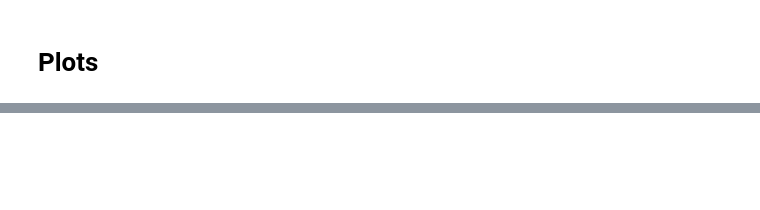
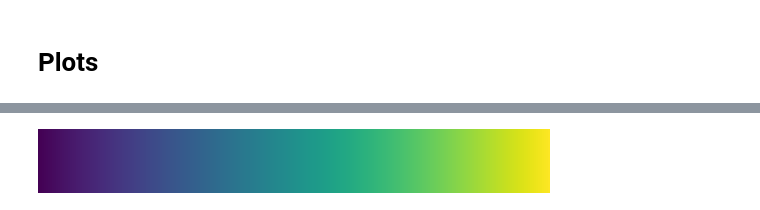
Before and after one commit to jpijar/BWH_MGH, a Jupyter notebook: Essential_Tremor.ipynb, the cells around one changed output, grey strips where cells are left out. Saved outputs shown, nothing was run; the diff lists cells and outputs as text; code cells hidden in the pictures; blank space fills up the shorter version.

```diff
--- a/Essential_Tremor.ipynb
+++ b/Essential_Tremor.ipynb
@@ -340,0 +360,4 @@ print(crest_colors_hex)
+# %%
+sns.color_palette("viridis", as_cmap=True)
+# %% [output]
+[figure, added]
```
Also changed, not shown: parts of 9 cells of this notebook, 1 other file.
